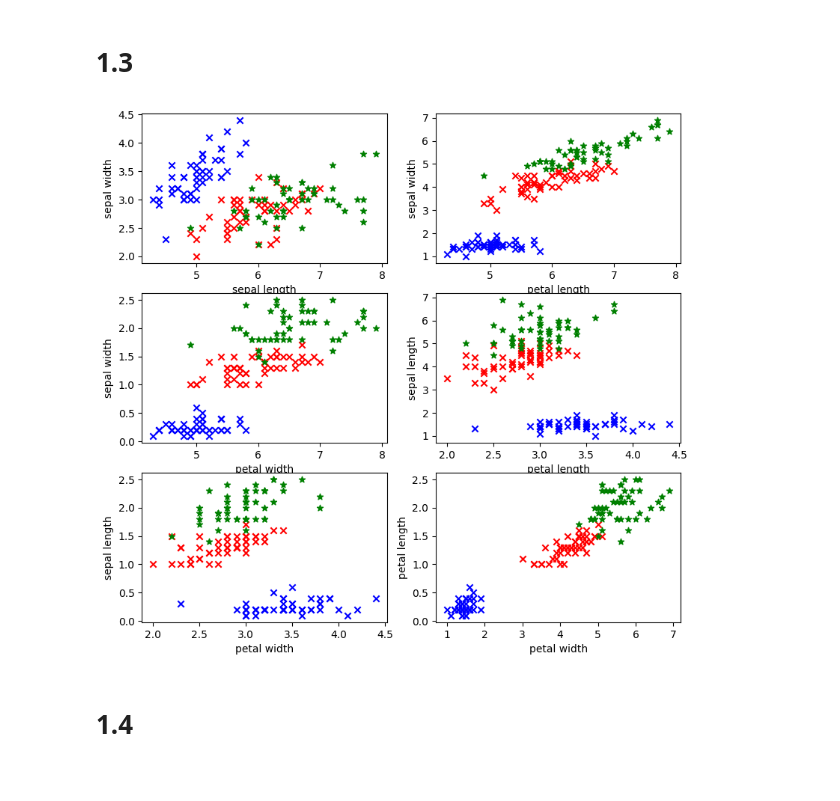
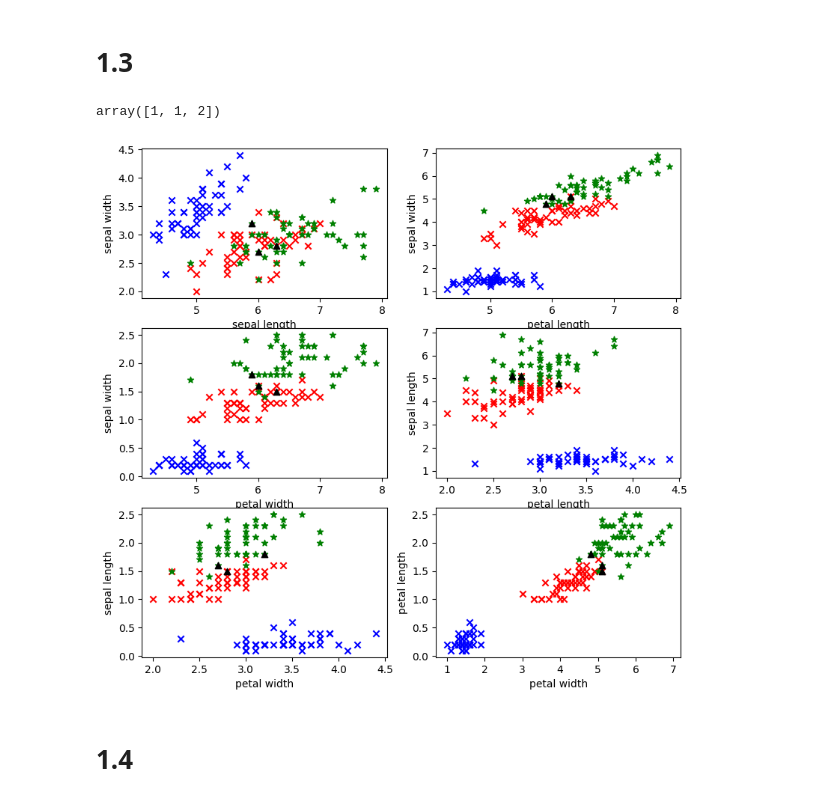
Before and after one commit to DilshodN/IAD, a Jupyter notebook: lab1.ipynb, the cells around one changed output. Drawn from its saved outputs; the diff is of its cells as text; code cells hidden in the pictures.

```diff
--- a/lab1.ipynb
+++ b/lab1.ipynb
@@ -148,11 +150,17 @@ pred = model.predict(X)
+# %%
+y[mistaken]
+# %% [output]
+array([1, 1, 2])
 # %%
 setosa_indices=np.where(pred==0)[0].tolist()
 versicolor_pred=np.where(pred==1)[0].tolist()
 virginica_pred=np.where(pred==2)[0].tolist()
+mistaken_pred = np.where(y != pred)[0].tolist()
 
 X_setosa=X[setosa_indices,:]
 X_versicolor=X[versicolor_pred,:]
 X_virginica=X[virginica_pred,:]
+X_mistaken=X[mistaken_pred,:]
 # %%
 plt.figure(figsize=(8, 8))
 plt.subplots_adjust(bottom=0.05, top=0.9, left=0.05, right=0.95)
@@ -161,6 +169,7 @@ plt.subplot(321)
 plt.scatter(X_setosa[:,0],X_setosa[:,1], color='blue', marker='x', label='setosa')
 plt.scatter(X_versicolor[:,0],X_versicolor[:,1], color='red', marker='x', label='versicolor')
 plt.scatter(X_virginica[:,0],X_virginica[:,1], color='g', marker='*', label='virginica')
+plt.scatter(X_mistaken[:,0],X_mistaken[:,1], color='k', marker='^', label='mistaken')
 plt.ylabel("sepal width")
 plt.xlabel("sepal length")
 
@@ -168,40 +177,55 @@ plt.subplot(322)
 plt.scatter(X_setosa[:,0],X_setosa[:,2], color='blue', marker='x', label='setosa')
 plt.scatter(X_versicolor[:,0],X_versicolor[:,2], color='red', marker='x', label='versicolor')
 plt.scatter(X_virginica[:,0],X_virginica[:,2], color='g', marker='*', label='virginica')
+plt.scatter(X_mistaken[:,0],X_mistaken[:,2], color='k', marker='^', label='mistaken')
+
+
 plt.ylabel("sepal width")
 plt.xlabel("petal length")
 
 plt.subplot(323)
 plt.scatter(X_setosa[:,0],X_setosa[:,3], color='blue', marker='x', label='setosa')
 plt.scatter(X_versicolor[:,0],X_versicolor[:,3], color='red', marker='x', label='versicolor')
 plt.scatter(X_virginica[:,0],X_virginica[:,3], color='g', marker='*', label='virginica')
+plt.scatter(X_mistaken[:,0],X_mistaken[:,3], color='k', marker='^', label='mistaken')
+
+
 plt.ylabel("sepal width")
 plt.xlabel("petal width")
 
 plt.subplot(324)
 plt.scatter(X_setosa[:,1],X_setosa[:,2], color='blue', marker='x', label='setosa')
 plt.scatter(X_versicolor[:,1],X_versicolor[:,2], color='red', marker='x', label='versicolor')
 plt.scatter(X_virginica[:,1],X_virginica[:,2], color='g', marker='*', label='virginica')
+plt.scatter(X_mistaken[:,1],X_mistaken[:,2], color='k', marker='^', label='mistaken')
+
+
 plt.ylabel("sepal length")
 plt.xlabel("petal length")
 
 plt.subplot(325)
 plt.scatter(X_setosa[:,1],X_setosa[:,3], color='blue', marker='x', label='setosa')
 plt.scatter(X_versicolor[:,1],X_versicolor[:,3], color='red', marker='x', label='versicolor')
 plt.scatter(X_virginica[:,1],X_virginica[:,3], color='g', marker='*', label='virginica')
+plt.scatter(X_mistaken[:,1],X_mistaken[:,3], color='k', marker='^', label='mistaken')
+
+
 plt.ylabel("sepal length")
 plt.xlabel("petal width")
 
 plt.subplot(326)
 plt.scatter(X_setosa[:,2],X_setosa[:,3], color='blue', marker='x', label='setosa')
 plt.scatter(X_versicolor[:,2],X_versicolor[:,3], color='red', marker='x', label='versicolor')
 plt.scatter(X_virginica[:,2],X_virginica[:,3], color='g', marker='*', label='virginica')
+plt.scatter(X_mistaken[:,2],X_mistaken[:,3], color='k', marker='^', label='mistaken')
+
+
 plt.ylabel("petal length")
 plt.xlabel("petal width")
 
 plt.show()
 # %% [output]
-[figure, old version]
+[figure, new version]
 # %% [markdown]
 # 1.4
 # %%
```
Also changed, not shown: parts of 3 cells of this notebook, 2 other files.
